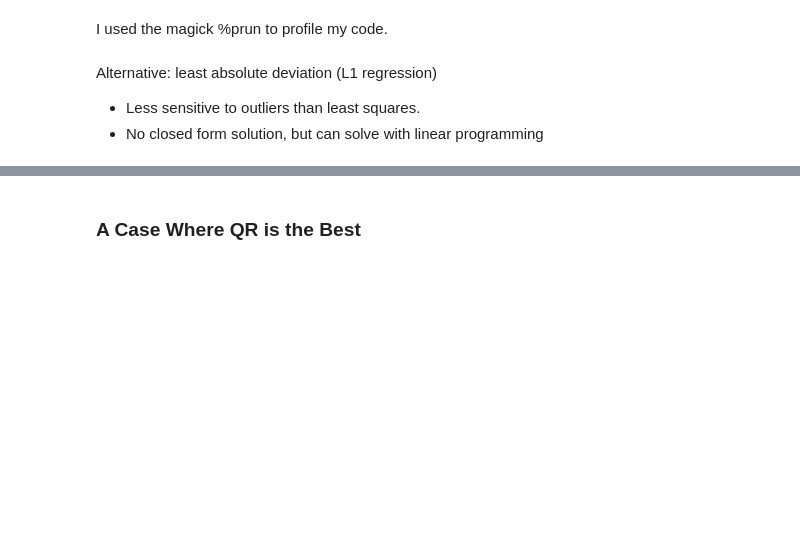
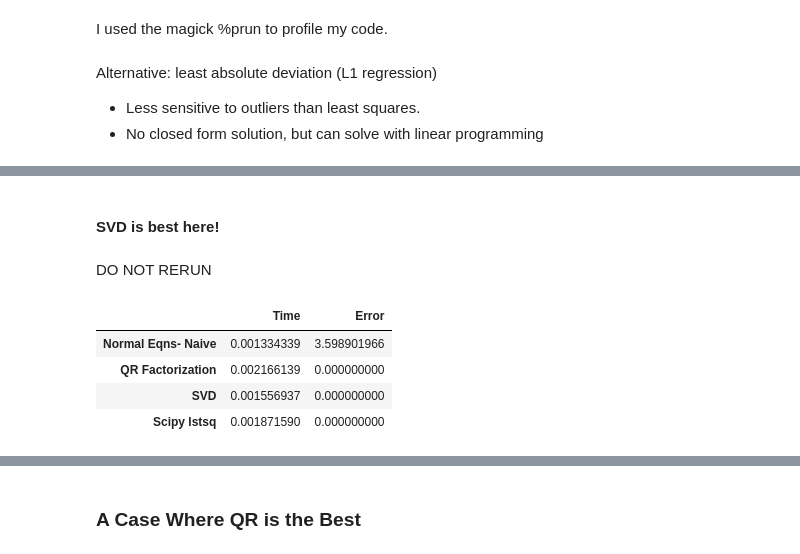
Before and after one commit to fastai/numerical-linear-algebra, a Jupyter notebook: nbs/6. How to Implement Linear Regression.ipynb, the cells around one changed output, grey strips where cells are left out. Cells and saved outputs as stored; diff of their text form; code cells hidden in the pictures; blank space fills up the shorter version.

```diff
--- a/nbs/6. How to Implement Linear Regression.ipynb
+++ b/nbs/6. How to Implement Linear Regression.ipynb
@@ -302,0 +388,5 @@ Alternative: least absolute deviation (L1 regression)
+# %%
+n = 14
+A = hilbert(n)
+x = np.random.uniform(-10,10,n)
+b = A @ x
@@ -302,0 +443,12 @@ Alternative: least absolute deviation (L1 regression)
+# %% [markdown]
+#### SVD is best here!
+# %% [markdown]
+DO NOT RERUN
+# %%
+df
+# %% [output]
+|  | Time | Error |
+| Normal Eqns- Naive | 0.001334339 | 3.598901966 |
+| QR Factorization | 0.002166139 | 0.000000000 |
+| SVD | 0.001556937 | 0.000000000 |
+| Scipy lstsq | 0.001871590 | 0.000000000 |
```
Also changed, not shown: parts of 56 cells of this notebook, 17 other files.
